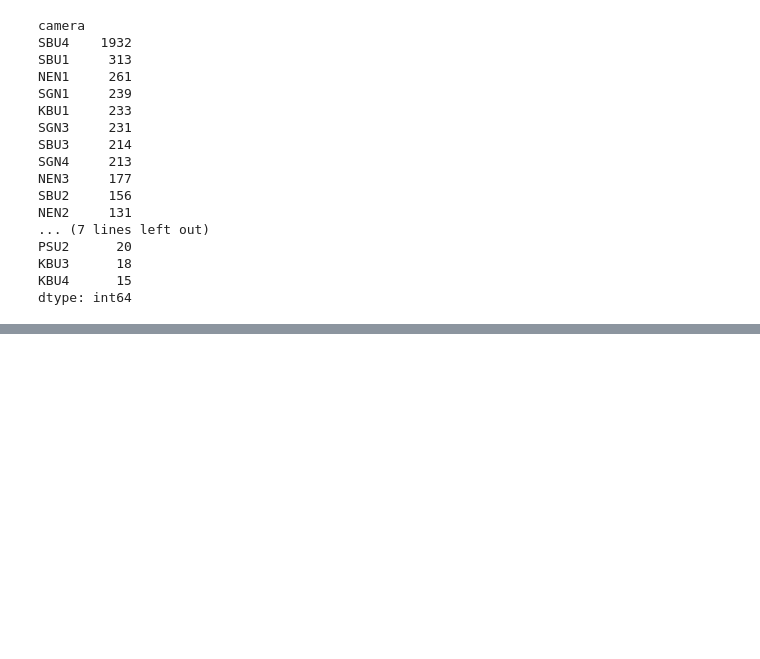
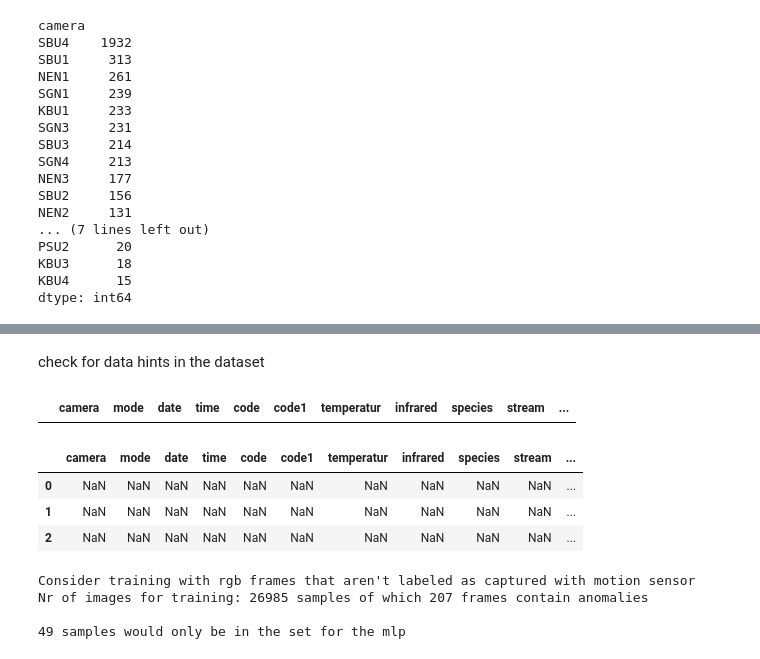
Before and after one commit to klusertim/heronWorkspace, a Jupyter notebook: playAround.ipynb, the cells around one changed output, grey strips where cells are left out. Saved outputs shown, nothing was run; the diff lists cells and outputs as text; code cells hidden in the pictures; blank space fills up the shorter version.

```diff
--- a/playAround.ipynb
+++ b/playAround.ipynb
@@ -327,0 +371,29 @@ cameraDataDF[(cameraDataDF["camera"] == "SBU1") & (cameraDataDF["grey heron"] ==
+# %% [markdown]
+check for data hints in the dataset
+# %%
+cameraDataNEN1[cameraDataNEN1["code"].isna()]
+# %% [output]
+|  | camera | mode | date | time | code | code1 | temperatur | infrared | species | stream | ... |
+# %%
+motionImageDataNEN1 = pd.read_csv("/data/tim/heronWorkspace/ImageData/imagePropsNEN1.csv").drop(columns=["Unnamed: 0", "Unnamed: 0.1", "Unnamed: 0.2"])
+dfNEN1 = pd.merge(cameraDataNEN1, motionImageDataNEN1, left_on="fotocode", how="right", right_on="ImagePath")
+dfNEN1.head(3)
+# only rgb images
+dfNEN1 = dfNEN1[dfNEN1["grayscale"] == "False"]
+# %% [output]
+|  | camera | mode | date | time | code | code1 | temperatur | infrared | species | stream | ... |
+| 0 | NaN | NaN | NaN | NaN | NaN | NaN | NaN | NaN | NaN | NaN | ... |
+| 1 | NaN | NaN | NaN | NaN | NaN | NaN | NaN | NaN | NaN | NaN | ... |
+| 2 | NaN | NaN | NaN | NaN | NaN | NaN | NaN | NaN | NaN | NaN | ... |
+# %%
+nrAnomalyAndMotion = len(dfNEN1[(dfNEN1["species"].notna()) & (dfNEN1["motion"] == "True")])
+nrAnomalyWithoutMotion = len(dfNEN1[(dfNEN1["species"].notna()) & (dfNEN1["motion"] == "False")])
+trainingImages = len(dfNEN1[dfNEN1["motion"] == "False"])
+print("Consider training with rgb frames that aren't labeled as captured with motion sensor")
+print(f'Nr of images for training: {trainingImages} samples of which {nrAnomalyWithoutMotion} frames contain anomalies\n')
+print(f'{nrAnomalyAndMotion} samples would only be in the set for the mlp')
+# %% [output]
+Consider training with rgb frames that aren't labeled as captured with motion sensor
+Nr of images for training: 26985 samples of which 207 frames contain anomalies
+
+49 samples would only be in the set for the mlp
```
Also changed, not shown: parts of 23 cells of this notebook, 7 other files.
